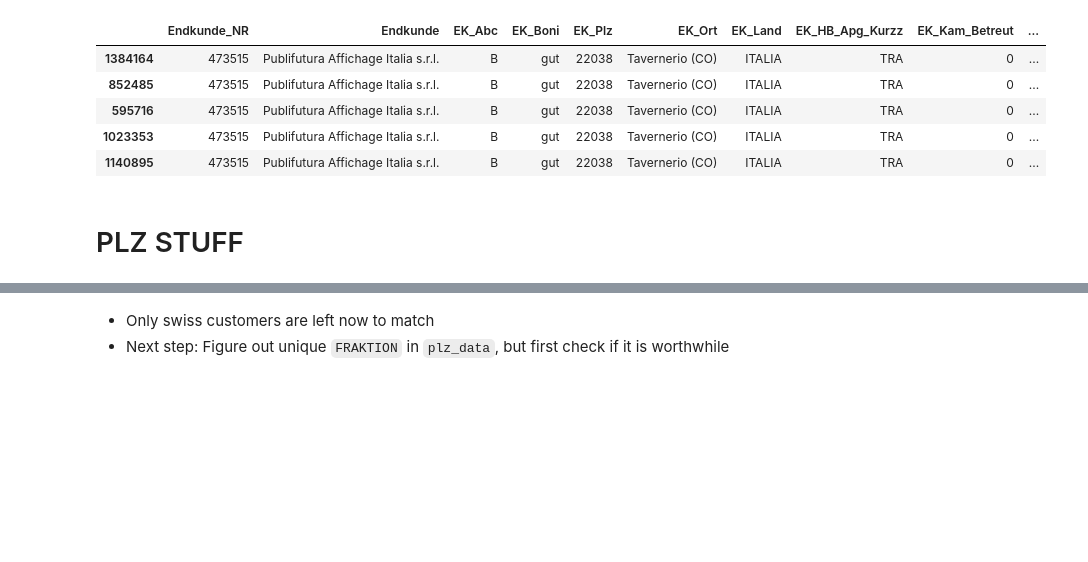
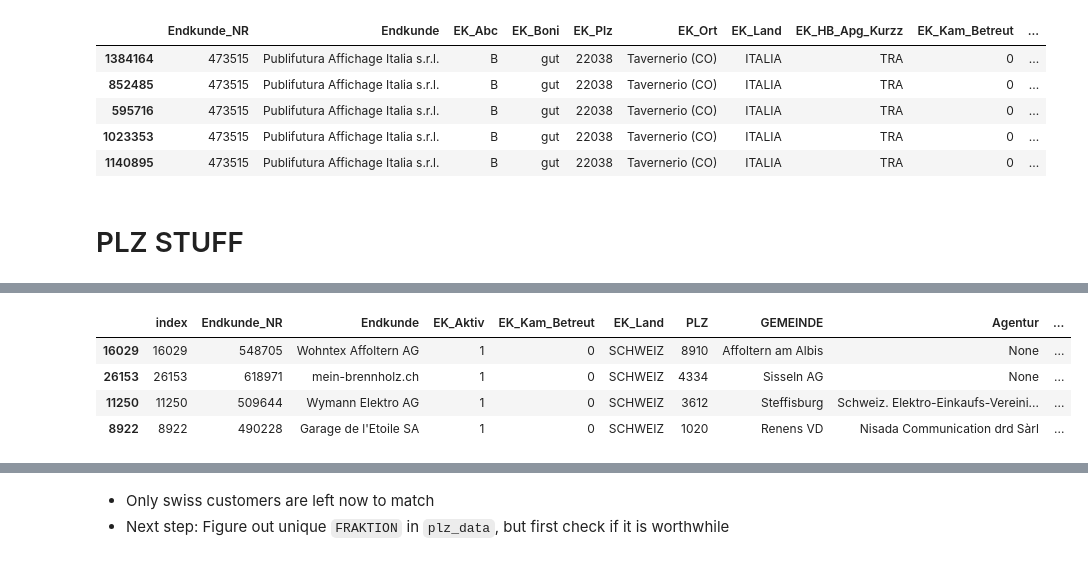
Before and after one commit to apgsga-stc/PredictiveAnalyticsPython, a Jupyter notebook: vkprog_analyse/scribbles.ipynb, the cells around one changed output, grey strips where cells are left out. Saved outputs shown, nothing was run; the diff lists cells and outputs as text; code cells hidden in the pictures; blank space fills up the shorter version.

Commit message:
Finished Mapping: Endkunde2Verkaufsgebiete

```diff
--- a/vkprog_analyse/scribbles.ipynb
+++ b/vkprog_analyse/scribbles.ipynb
@@ -76,2 +76,10 @@ ek_info = load_bin("vkprog\\ek_info.feather")
+# %%
+ek_info.sample(4)
+# %% [output]
+|  | index | Endkunde_NR | Endkunde | EK_Aktiv | EK_Kam_Betreut | EK_Land | PLZ | GEMEINDE | Agentur | ... |
+| 16029 | 16029 | 548705 | Wohntex Affoltern AG | 1 | 0 | SCHWEIZ | 8910 | Affoltern am Albis | None | ... |
+| 26153 | 26153 | 618971 | mein-brennholz.ch | 1 | 0 | SCHWEIZ | 4334 | Sisseln AG | None | ... |
+| 11250 | 11250 | 509644 | Wymann Elektro AG | 1 | 0 | SCHWEIZ | 3612 | Steffisburg | Schweiz. Elektro-Einkaufs-Vereini... | ... |
+| 8922 | 8922 | 490228 | Garage de l'Etoile SA | 1 | 0 | SCHWEIZ | 1020 | Renens VD | Nisada Communication drd Sàrl | ... |
 # %%
 ## Contains Verkaufsgebiete
```
Also changed, not shown: parts of 49 cells of this notebook, 2 other files.
